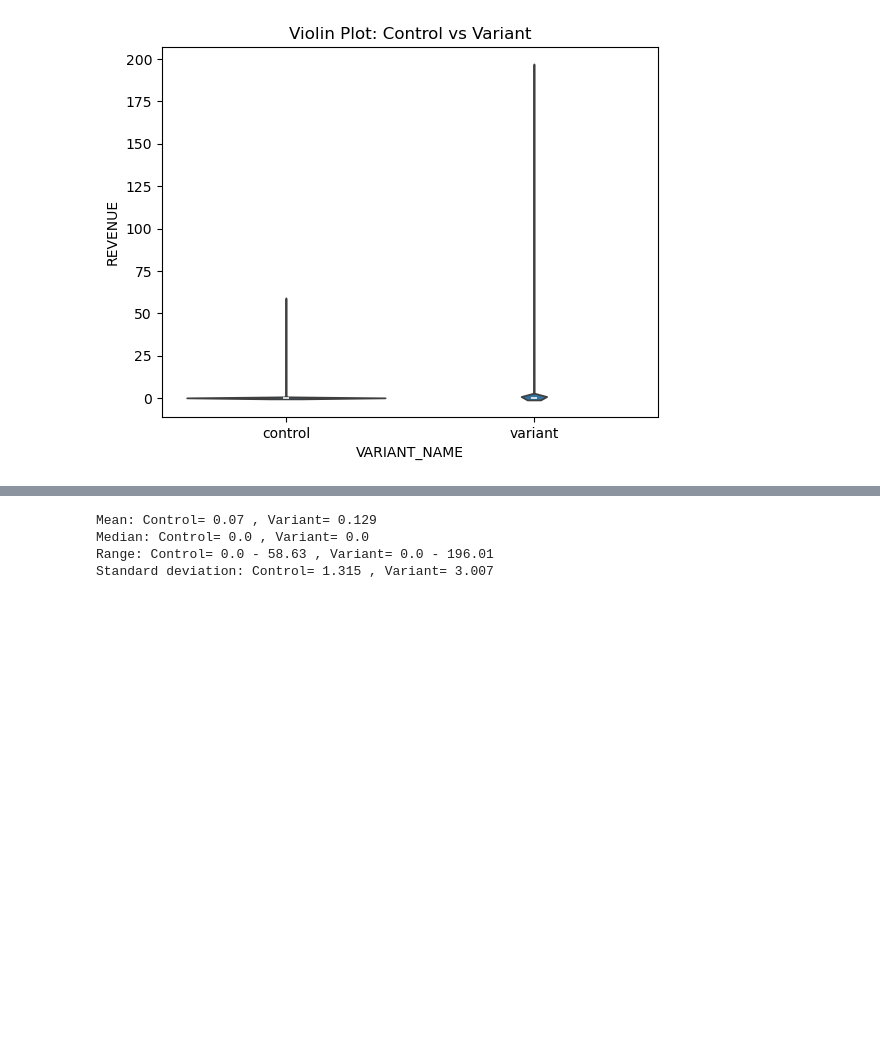
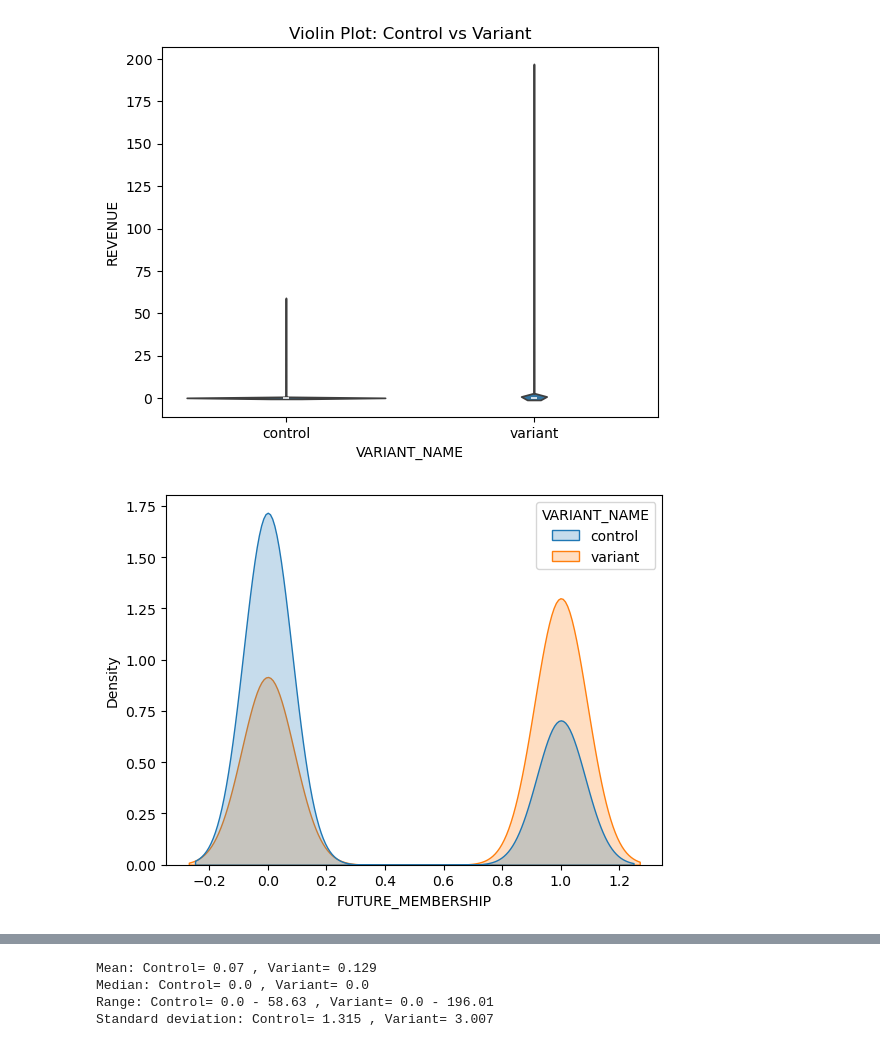
Before and after one commit to zhudan96/erdos-ux2025-uxplorers, a Jupyter notebook: uxplorers_project3.ipynb, the cells around one changed output, grey strips where cells are left out. Saved outputs shown, nothing was run; the diff lists cells and outputs as text; code cells hidden in the pictures; blank space fills up the shorter version.

```diff
--- a/uxplorers_project3.ipynb
+++ b/uxplorers_project3.ipynb
@@ -50,3 +39,10 @@ plt.title('Violin Plot: Control vs Variant')
 plt.show()
 # %% [output]
 [figure]
+# %%
+# create a density plot of the data
+fig = sns.kdeplot(data=df, x='FUTURE_MEMBERSHIP', hue='VARIANT_NAME', shade=True)
+#fig.set_xlim(500,525)
+plt.show()
+# %% [output]
+[figure, new version]
```
Also changed, not shown: parts of 14 cells of this notebook, 1 other file.
